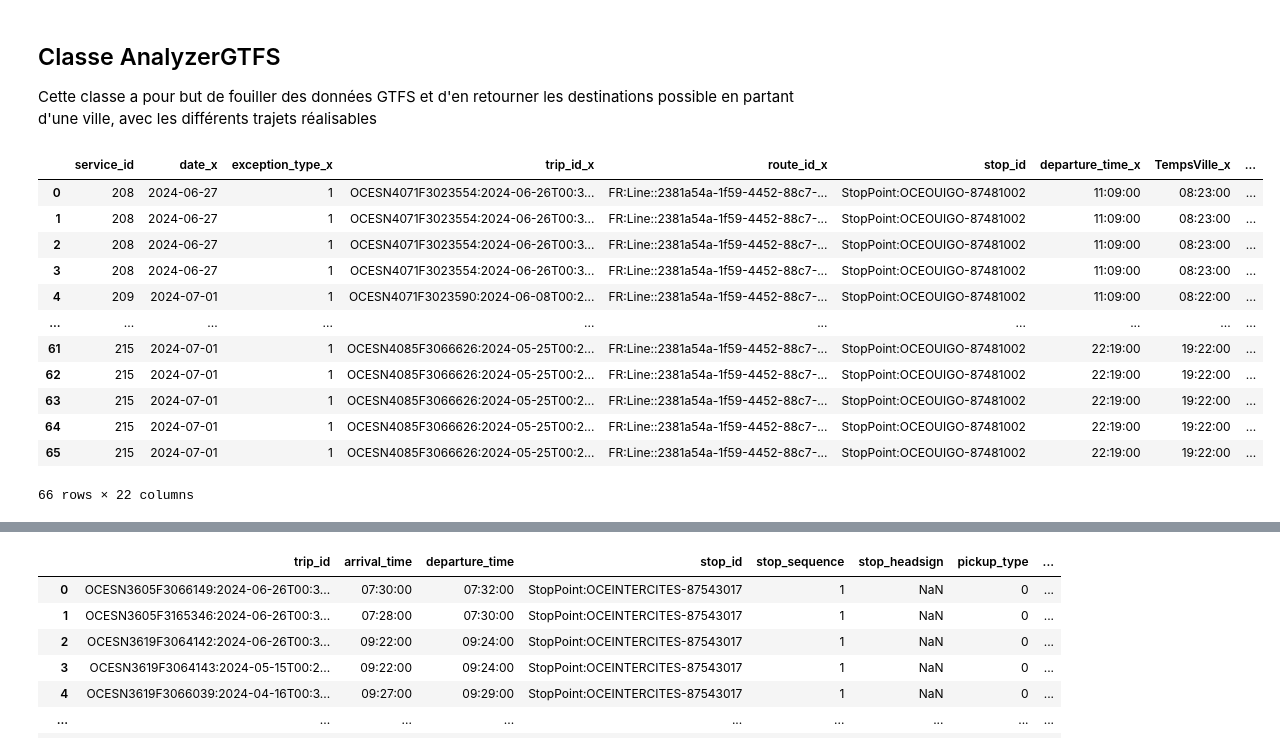
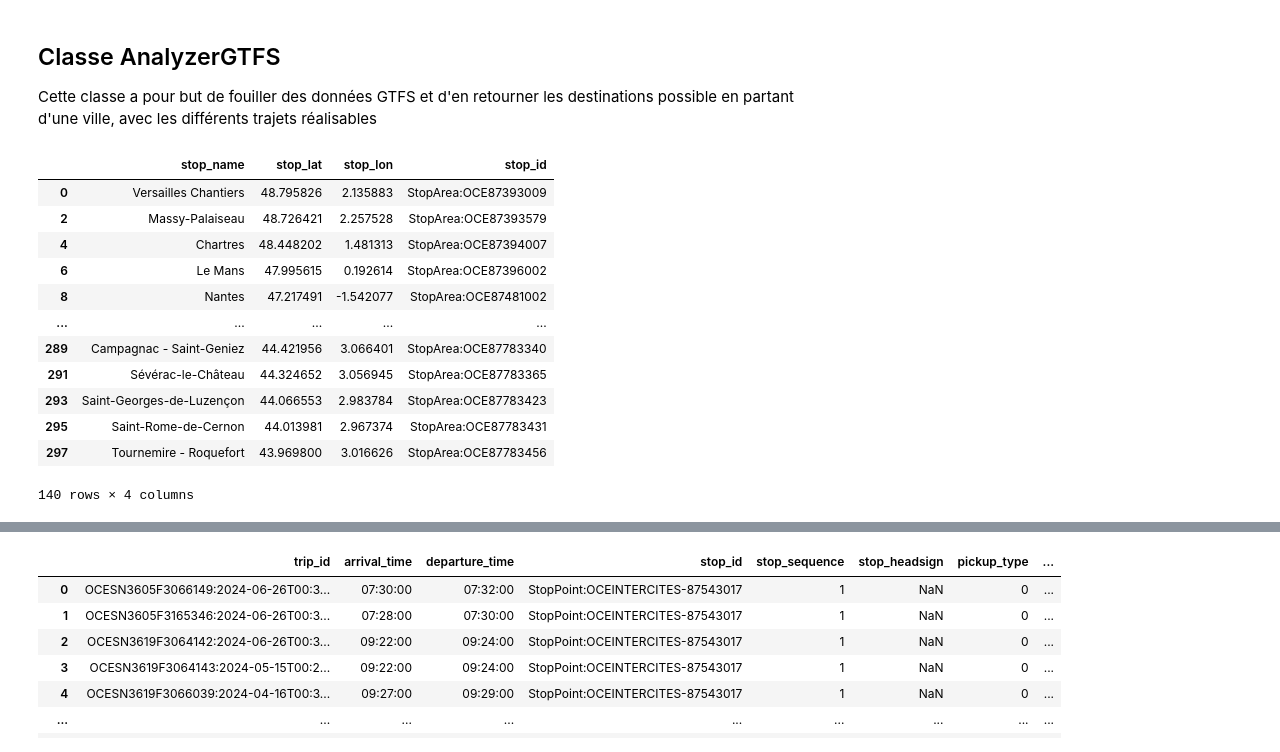
Before and after one commit to Arnolec/City2Anywhere, a Jupyter notebook: Notebook_Analyzer.ipynb, the cells around one changed output, grey strips where cells are left out. Drawn from its saved outputs; the diff is of its cells as text; code cells hidden in the pictures.

```diff
--- a/AnalyzerGTFS.ipynb
+++ b/Notebook_Analyzer.ipynb
@@ -15,7 +15,6 @@ Cette classe a pour but de fouiller des données GTFS et d'en retourner les dest
 class AnalyzerGTFS:
     stop_time_trip = [] # Contient StopPoints, Trajets et horaires des trajets
     trip = [] # Contient les trip_id, route_id et les services_id
-    tripDates = []  # Contient les trajets des services fonctionnant sur les dates données
     stops_trip_id = [] # Contient tous les stops des trajets corrects
     date = [] # Contient tous les services et toutes les dates comprises entre date_min et date_max, (Utile pour afficher à l'utilisateur toutes les dates possibles pour le trajet)
     destinations = [] # Contient les stops après la ville (StopSequence > StopSequence de la ville)
@@ -25,7 +24,7 @@ class AnalyzerGTFS:
     stop_times = []
     trips = []
 
-    def __init__(self, lat, lon, date_min,date_max, path):
+    def __init__(self, lat = 46.7, lon = 1.9, date_min= datetime.today,date_max = datetime.today, path ='TER'):
         self.calendar_dates = pd.read_csv('Data/'+ path +'/calendar_dates.txt')
         self.stop_times = pd.read_csv('Data/'+ path +'/stop_times.txt')[['trip_id', 'stop_id', 'departure_time']]
         self.stops = pd.read_csv('Data/'+ path +'/stops.txt')[['stop_id', 'stop_name', 'stop_lat', 'stop_lon', 'parent_station']]
@@ -38,8 +37,8 @@ class AnalyzerGTFS:
 
     # Etape 1 : Récupérer les stops de la ville / StopArea
     def get_stops(self):
-        villeSet = set(self.id_ville['stop_id'].array)
-        return self.stops[[set([l]).issubset(villeSet) for l in self.stops.parent_station.values.tolist()]]['stop_id']
+        ville_Set = set(self.id_ville['stop_id'].array)
+        return self.stops[[set([l]).issubset(ville_Set) for l in self.stops.parent_station.values.tolist()]]['stop_id']
 
     # Etape 2 : Récupérer tous les trajets des différents StopPoints, peut importe la date
     def get_trips(self):
@@ -73,13 +72,13 @@ class AnalyzerGTFS:
     # Etape 7 : Récupérer les ids des destinations, c'est à dire les stops après la ville (StopSequence > StopSequence de la ville)
     def get_stops_destinations(self):
         stops_trip_id = self.get_stops_trajets().assign(TempsVille = "", stop_id_ville = "")
-        Stop_ids_ville = self.stop_time_trip['stop_id']
-        Stop_ids_ville.index = self.stop_time_trip['trip_id']
-        StopIdVilleOrigine=Stop_ids_ville.loc[stops_trip_id['trip_id']]
-        stops_trip_id['stop_id_ville'] = StopIdVilleOrigine.array
-        Time = self.stop_time_trip['departure_time'] #StopTime trip
-        Time.index = self.stop_time_trip['trip_id']
-        value=Time.loc[stops_trip_id['trip_id']]
+        stop_ids_ville = self.stop_time_trip['stop_id']
+        stop_ids_ville.index = self.stop_time_trip['trip_id']
+        stop_id_ville_origine = stop_ids_ville.loc[stops_trip_id['trip_id']]
+        stops_trip_id['stop_id_ville'] = stop_id_ville_origine.array
+        time = self.stop_time_trip['departure_time'] #StopTime trip
+        time.index = self.stop_time_trip['trip_id']
+        value = time.loc[stops_trip_id['trip_id']]
         stops_trip_id['TempsVille'] = value.array
         self.destinations = stops_trip_id[stops_trip_id['departure_time'] > stops_trip_id['TempsVille']]
         return self.destinations['stop_id']
@@ -93,34 +92,41 @@ class AnalyzerGTFS:
         destinations_StopArea.drop_duplicates(subset='stop_id')
         return destinations_StopArea
 
+    # Retourne les stopArea proche du point de départ
     def villes_proches(self,lat,long):
         return self.stops[(self.stops['stop_lat'] > lat-0.03) & (self.stops['stop_lat'] < lat+0.03) & (self.stops['stop_lon'] > long-0.03) & (self.stops['stop_lon'] < long+0.03) & self.stops['stop_id'].str.contains('StopArea')]
 
+    # Pas très efficace, à améliorer
     def trajet_destination(self,villeDestination):
         destinationsParentStation = pd.merge(self.destinations, self.stops, on='stop_id') # Merge entre les destinations et les stops pour récupérer les parent_station
         StopPoints = destinationsParentStation[villeDestination == destinationsParentStation['parent_station']] # Récupérer les StopPoints de la ville de destination
         trajets = pd.merge(StopPoints, self.destinations, on=['stop_id','service_id']) # Merge entre StopPoints de la ville et les destinations pour récupérer les trajets faisant le lien entre les deux
         trajets_services = pd.merge(trajets.drop_duplicates(subset='service_id'), self.get_dates(), on='service_id')
         return trajets_services # Retourne tous les trajets faisant le lien entre la ville et la destination marchant sur les critères sélectionnés
+
+    def list_of_cities(path):
+        stops = pd.read_csv('Data/'+ path +'/stops.txt')[['stop_id', 'stop_name', 'stop_lat', 'stop_lon', 'parent_station']]
+        return stops[stops['stop_id'].str.contains('StopArea')][['stop_name','stop_lat','stop_lon','stop_id']]
 # %%
 villeEx = 'StopArea:OCE87547000'
 
-Analyzer = AnalyzerGTFS(47.9,1.9,'20240601','20240731','INTERCITE')
-Analyzer.get_destinations()
-Analyzer.trajet_destination('StopArea:OCE87481002')
+analyzer = AnalyzerGTFS(47.9,1.9,date_min='20240601', date_max= '20240731',path = 'INTERCITE')
+analyzer.list_of_cities()
+#Analyzer.get_destinations()
+#Analyzer.trajet_destination('StopArea:OCE87481002')
 #Analyzer.villes_proches(47.9,1.9)
 # %% [output]
-|  | service_id | date_x | exception_type_x | trip_id_x | route_id_x | stop_id | departure_time_x | TempsVille_x | ... |
-| 0 | 208 | 2024-06-27 | 1 | OCESN4071F3023554:2024-06-26T00:3... | FR:Line::2381a54a-1f59-4452-88c7-... | StopPoint:OCEOUIGO-87481002 | 11:09:00 | 08:23:00 | ... |
-| 1 | 208 | 2024-06-27 | 1 | OCESN4071F3023554:2024-06-26T00:3... | FR:Line::2381a54a-1f59-4452-88c7-... | StopPoint:OCEOUIGO-87481002 | 11:09:00 | 08:23:00 | ... |
-| 2 | 208 | 2024-06-27 | 1 | OCESN4071F3023554:2024-06-26T00:3... | FR:Line::2381a54a-1f59-4452-88c7-... | StopPoint:OCEOUIGO-87481002 | 11:09:00 | 08:23:00 | ... |
-| 3 | 208 | 2024-06-27 | 1 | OCESN4071F3023554:2024-06-26T00:3... | FR:Line::2381a54a-1f59-4452-88c7-... | StopPoint:OCEOUIGO-87481002 | 11:09:00 | 08:23:00 | ... |
-| 4 | 209 | 2024-07-01 | 1 | OCESN4071F3023590:2024-06-08T00:2... | FR:Line::2381a54a-1f59-4452-88c7-... | StopPoint:OCEOUIGO-87481002 | 11:09:00 | 08:22:00 | ... |
-| ... | ... | ... | ... | ... | ... | ... | ... | ... | ... |
-| 61 | 215 | 2024-07-01 | 1 | OCESN4085F3066626:2024-05-25T00:2... | FR:Line::2381a54a-1f59-4452-88c7-... | StopPoint:OCEOUIGO-87481002 | 22:19:00 | 19:22:00 | ... |
-| 62 | 215 | 2024-07-01 | 1 | OCESN4085F3066626:2024-05-25T00:2... | FR:Line::2381a54a-1f59-4452-88c7-... | StopPoint:OCEOUIGO-87481002 | 22:19:00 | 19:22:00 | ... |
-| 63 | 215 | 2024-07-01 | 1 | OCESN4085F3066626:2024-05-25T00:2... | FR:Line::2381a54a-1f59-4452-88c7-... | StopPoint:OCEOUIGO-87481002 | 22:19:00 | 19:22:00 | ... |
-| 64 | 215 | 2024-07-01 | 1 | OCESN4085F3066626:2024-05-25T00:2... | FR:Line::2381a54a-1f59-4452-88c7-... | StopPoint:OCEOUIGO-87481002 | 22:19:00 | 19:22:00 | ... |
-| 65 | 215 | 2024-07-01 | 1 | OCESN4085F3066626:2024-05-25T00:2... | FR:Line::2381a54a-1f59-4452-88c7-... | StopPoint:OCEOUIGO-87481002 | 22:19:00 | 19:22:00 | ... |
+|  | stop_name | stop_lat | stop_lon | stop_id |
+| 0 | Versailles Chantiers | 48.795826 | 2.135883 | StopArea:OCE87393009 |
+| 2 | Massy-Palaiseau | 48.726421 | 2.257528 | StopArea:OCE87393579 |
+| 4 | Chartres | 48.448202 | 1.481313 | StopArea:OCE87394007 |
+| 6 | Le Mans | 47.995615 | 0.192614 | StopArea:OCE87396002 |
+| 8 | Nantes | 47.217491 | -1.542077 | StopArea:OCE87481002 |
+| ... | ... | ... | ... | ... |
+| 289 | Campagnac - Saint-Geniez | 44.421956 | 3.066401 | StopArea:OCE87783340 |
+| 291 | Sévérac-le-Château | 44.324652 | 3.056945 | StopArea:OCE87783365 |
+| 293 | Saint-Georges-de-Luzençon | 44.066553 | 2.983784 | StopArea:OCE87783423 |
+| 295 | Saint-Rome-de-Cernon | 44.013981 | 2.967374 | StopArea:OCE87783431 |
+| 297 | Tournemire - Roquefort | 43.969800 | 3.016626 | StopArea:OCE87783456 |
-66 rows × 22 columns
+140 rows × 4 columns
 # %%
```
Also changed, not shown: parts of 3 cells of this notebook, 2 other files.
